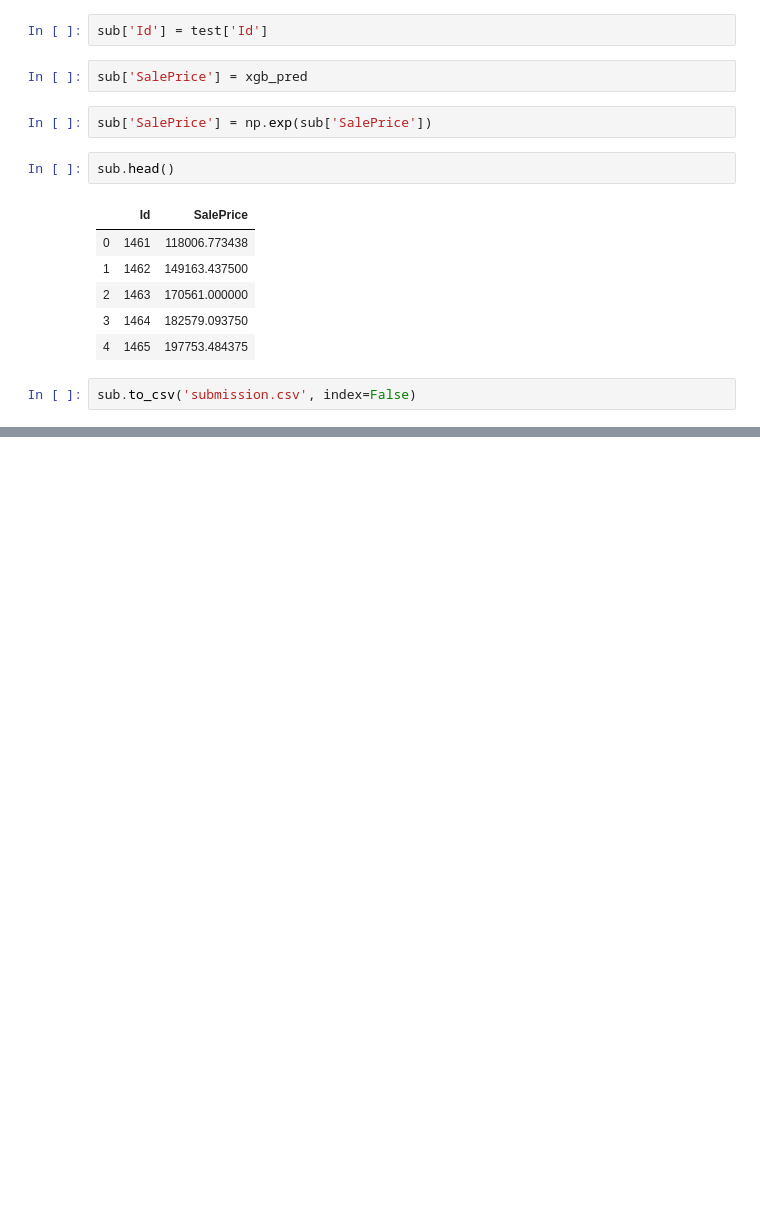
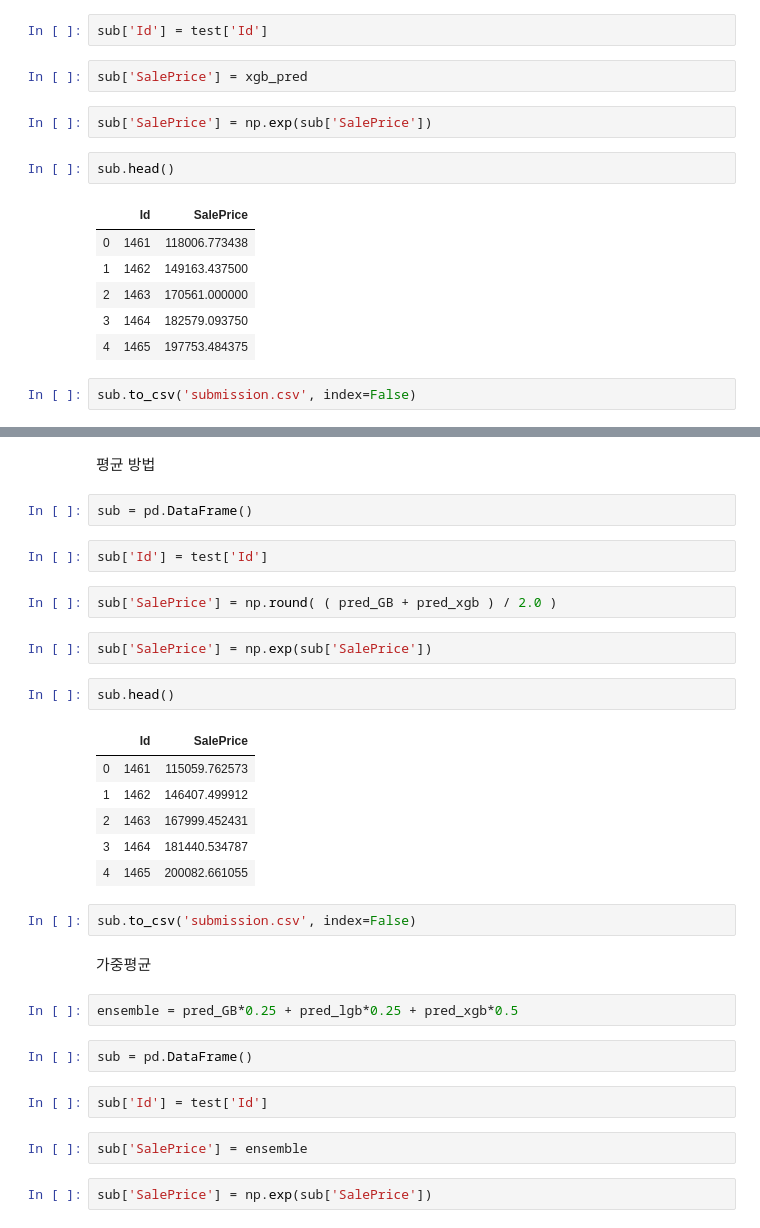
Before and after one commit to mjs1995/kaggle_House-Price, a Jupyter notebook: kaggle_House Price.ipynb, the cells around one changed output, grey strips where cells are left out. Saved outputs shown, nothing was run; the diff lists cells and outputs as text; blank space fills up the shorter version.

```diff
--- a/kaggle_House Price.ipynb
+++ b/kaggle_House Price.ipynb
@@ -905,0 +955,33 @@ sub.to_csv('submission.csv', index=False)
+# %% [markdown]
+평균 방법
+# %%
+sub = pd.DataFrame()
+# %%
+sub['Id'] = test['Id']
+# %%
+sub['SalePrice'] = np.round( ( pred_GB + pred_xgb ) / 2.0 )
+# %%
+sub['SalePrice'] = np.exp(sub['SalePrice'])
+# %%
+sub.head()
+# %% [output]
+|  | Id | SalePrice |
+| 0 | 1461 | 115059.762573 |
+| 1 | 1462 | 146407.499912 |
+| 2 | 1463 | 167999.452431 |
+| 3 | 1464 | 181440.534787 |
+| 4 | 1465 | 200082.661055 |
+# %%
+sub.to_csv('submission.csv', index=False)
+# %% [markdown]
+가중평균
+# %%
+ensemble = pred_GB*0.25 + pred_lgb*0.25 + pred_xgb*0.5
+# %%
+sub = pd.DataFrame()
+# %%
+sub['Id'] = test['Id']
+# %%
+sub['SalePrice'] = ensemble
+# %%
+sub['SalePrice'] = np.exp(sub['SalePrice'])
```
Also changed, not shown: parts of 15 cells of this notebook.
